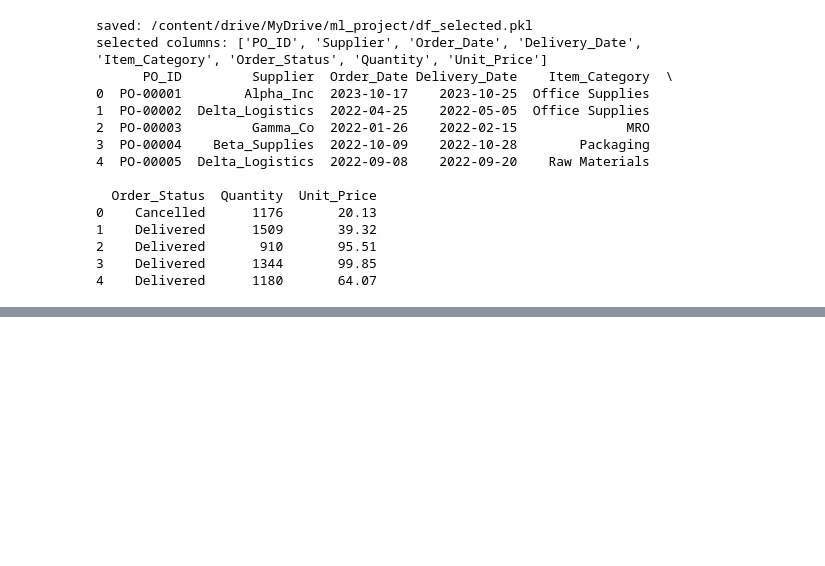
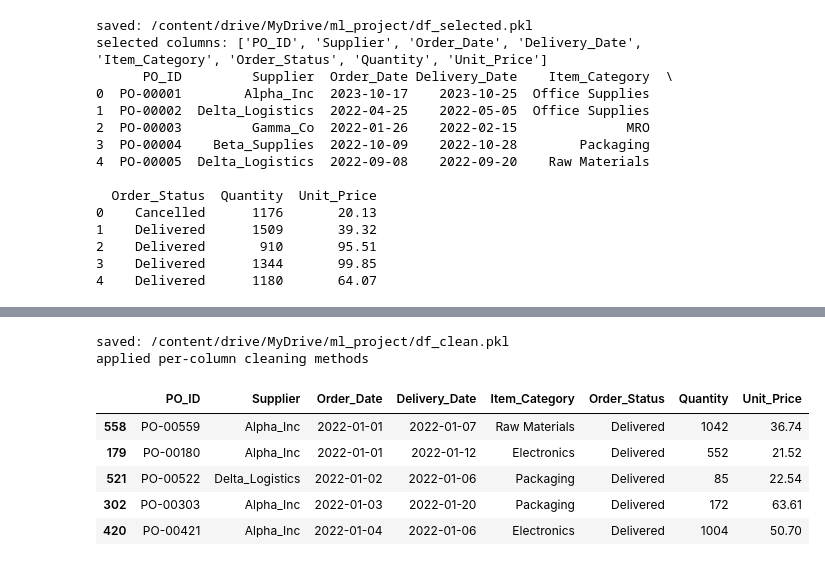
Before and after one commit to jarekwan/praca_inzynierska, a Jupyter notebook: Main.ipynb, the cells around one changed output, grey strips where cells are left out. Cells and saved outputs as stored; diff of their text form; code cells hidden in the pictures; blank space fills up the shorter version.

```diff
--- a/Main.ipynb
+++ b/Main.ipynb
@@ -65,0 +133,17 @@ selected columns: ['PO_ID', 'Supplier', 'Order_Date', 'Delivery_Date', 'Item_Cat
+# %%
+# step 9: applies the cleaning method selected in step 8.
+# loads df_date.pkl and clean_method.txt from drive,
+# performs: drop rows, fill with zero, forward fill,
+# fill with mean or leave unchanged,
+# then saves the result to df_clean.pkl.
+df_clean = clean_data()
+df_clean.head()
+# %% [output]
+saved: /content/drive/MyDrive/ml_project/df_clean.pkl
+applied per-column cleaning methods
+|  | PO_ID | Supplier | Order_Date | Delivery_Date | Item_Category | Order_Status | Quantity | Unit_Price |
+| 558 | PO-00559 | Alpha_Inc | 2022-01-01 | 2022-01-07 | Raw Materials | Delivered | 1042 | 36.74 |
+| 179 | PO-00180 | Alpha_Inc | 2022-01-01 | 2022-01-12 | Electronics | Delivered | 552 | 21.52 |
+| 521 | PO-00522 | Delta_Logistics | 2022-01-02 | 2022-01-06 | Packaging | Delivered | 85 | 22.54 |
+| 302 | PO-00303 | Alpha_Inc | 2022-01-03 | 2022-01-20 | Packaging | Delivered | 172 | 63.61 |
+| 420 | PO-00421 | Alpha_Inc | 2022-01-04 | 2022-01-06 | Electronics | Delivered | 1004 | 50.70 |
```
Also changed, not shown: parts of 6 cells of this notebook.
